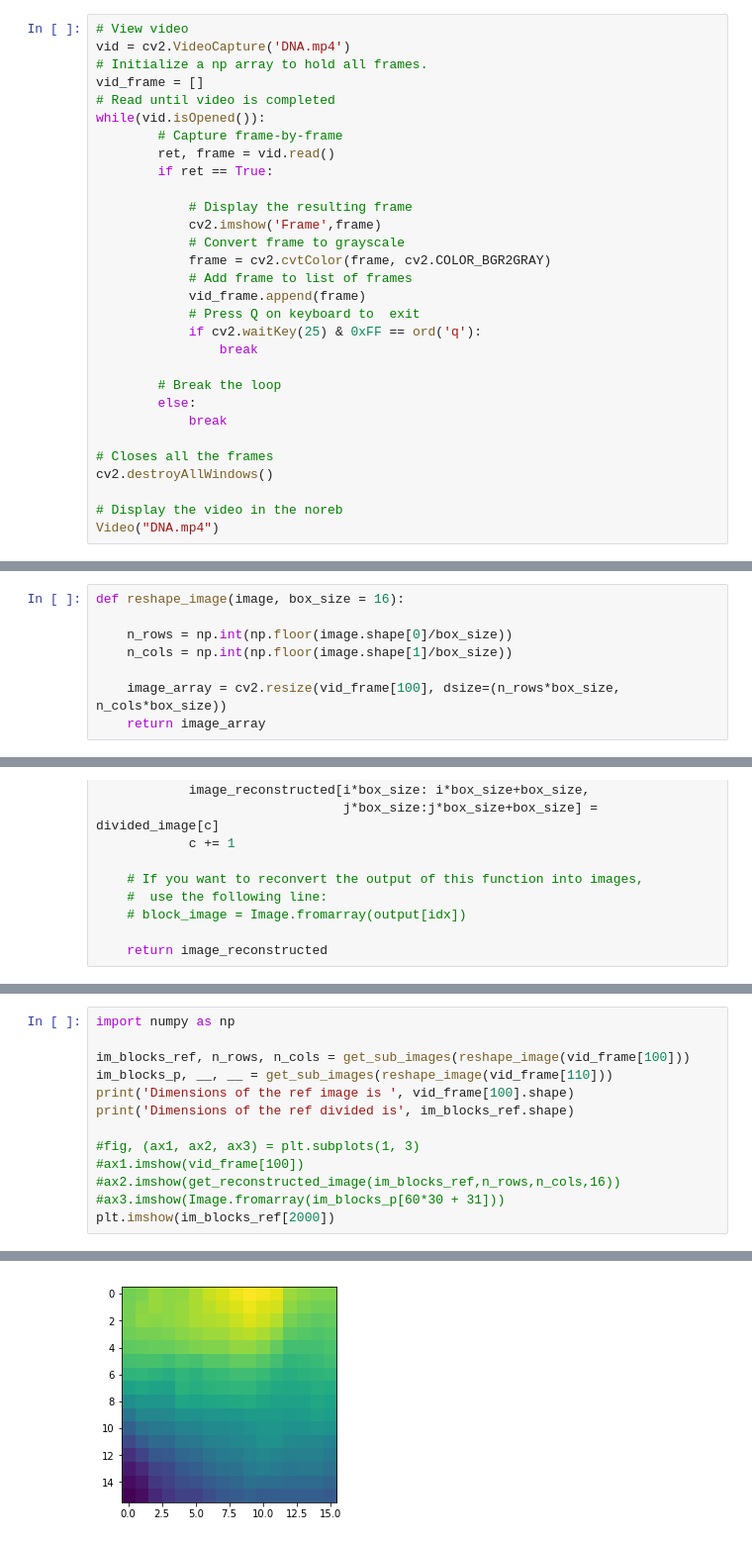
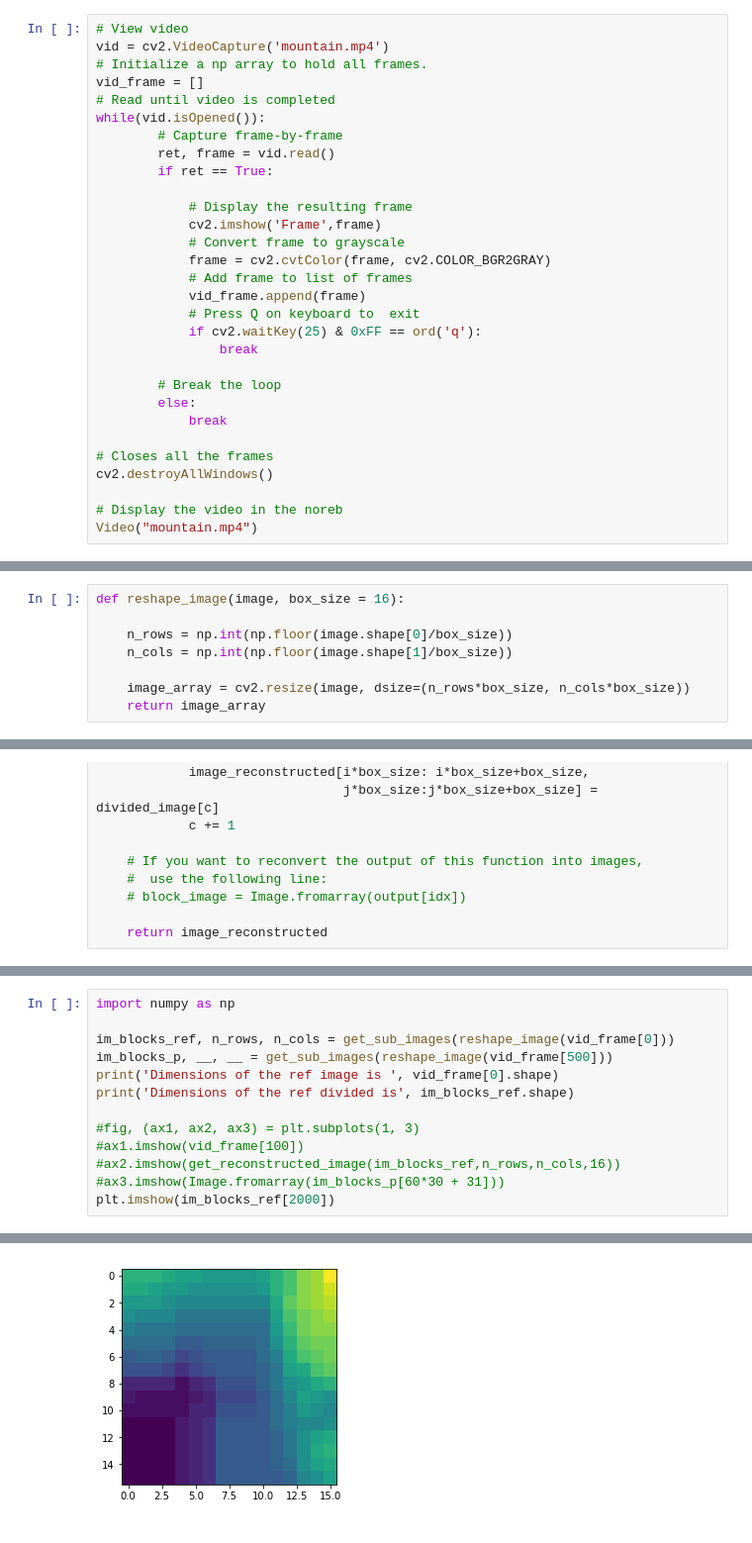
Before and after one commit to alaanousir/H.264-Video-Compression, a Jupyter notebook: Main.ipynb, the cells around one changed output, grey strips where cells are left out. Shown at 99% size. Cells and saved outputs as stored; diff of their text form.

```diff
--- a/Main.ipynb
+++ b/Main.ipynb
@@ -17,7 +17,7 @@ import cv2
 from IPython.display import Video # To display the video in the notebook
 # %%
 # View video
-vid = cv2.VideoCapture('DNA.mp4')
+vid = cv2.VideoCapture('mountain.mp4')
 # Initialize a np array to hold all frames.
 vid_frame = []
 # Read until video is completed
@@ -44,7 +44,7 @@ while(vid.isOpened()):
 cv2.destroyAllWindows()
 
 # Display the video in the noreb
-Video("DNA.mp4")
+Video("mountain.mp4")
 # %% [output]
 [interactive output not drawn]
 # %%
@@ -90,7 +87,7 @@ def reshape_image(image, box_size = 16):
     n_rows = np.int(np.floor(image.shape[0]/box_size))
     n_cols = np.int(np.floor(image.shape[1]/box_size))
 
-    image_array = cv2.resize(vid_frame[100], dsize=(n_rows*box_size, n_cols*box_size))
+    image_array = cv2.resize(image, dsize=(n_rows*box_size, n_cols*box_size))
     return image_array
 # %%
 def get_sub_images(image_array, box_size=16):
@@ -167,9 +171,9 @@ def get_reconstructed_image(divided_image, n_rows, n_cols, box_size=8):
 # %%
 import numpy as np
 
-im_blocks_ref, n_rows, n_cols = get_sub_images(reshape_image(vid_frame[100]))
-im_blocks_p, __, __ = get_sub_images(reshape_image(vid_frame[110]))
-print('Dimensions of the ref image is ', vid_frame[100].shape)
+im_blocks_ref, n_rows, n_cols = get_sub_images(reshape_image(vid_frame[0]))
+im_blocks_p, __, __ = get_sub_images(reshape_image(vid_frame[500]))
+print('Dimensions of the ref image is ', vid_frame[0].shape)
 print('Dimensions of the ref divided is', im_blocks_ref.shape)
 
 #fig, (ax1, ax2, ax3) = plt.subplots(1, 3)
@@ -183,5 +187,5 @@ Dimensions of the ref divided is (3600, 16, 16)
 <matplotlib.image.AxesImage at 0x...>
-[figure, old version]
+[figure, new version]
 # %%
 # 496 is the 31th block in terms of 16x16 macroblocks, and 800 is the 50th microblock
 search_area = 32
```
Also changed, not shown: parts of 17 cells of this notebook, 2 other files.
